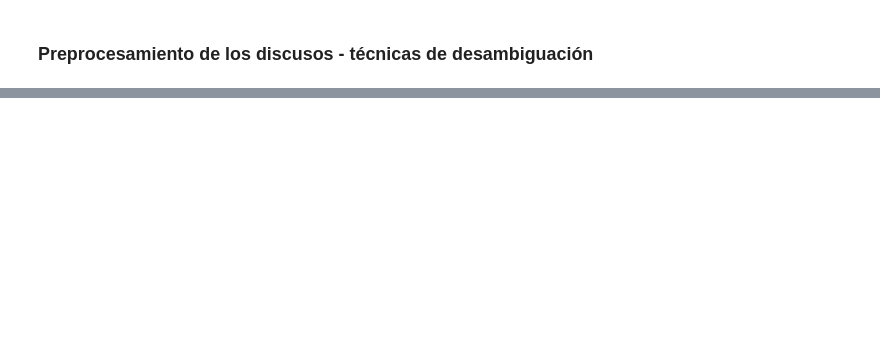
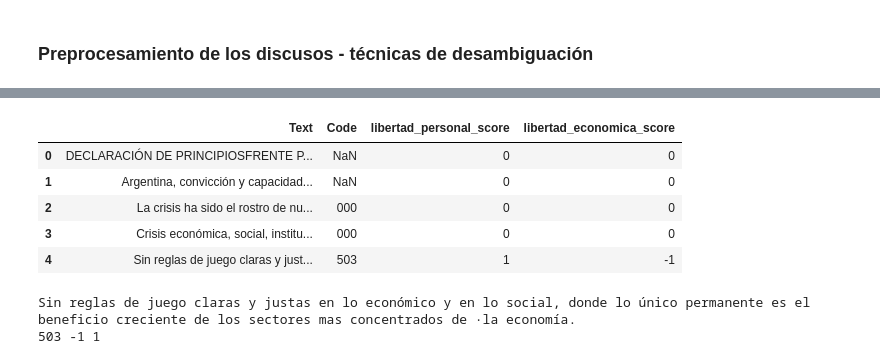
Before and after one commit to gonzaquis29/Political_Analysis_With_Transformers, a Jupyter notebook: data/preprocess/preprocesamiento.ipynb, the cells around one changed output, grey strips where cells are left out. Drawn from its saved outputs; the diff is of its cells as text; code cells hidden in the pictures; blank space fills up the shorter version.

```diff
--- a/data/preprocess/preprocesamiento.ipynb
+++ b/data/preprocess/preprocesamiento.ipynb
@@ -23,0 +47,18 @@ len(df_crude)
+# %%
+df_crude.head()
+# %% [output]
+|  | Text | Code | libertad_personal_score | libertad_economica_score |
+| 0 | DECLARACIÓN DE PRINCIPIOSFRENTE P... | NaN | 0 | 0 |
+| 1 | Argentina, convicción y capacidad... | NaN | 0 | 0 |
+| 2 | La crisis ha sido el rostro de nu... | 000 | 0 | 0 |
+| 3 | Crisis económica, social, institu... | 000 | 0 | 0 |
+| 4 | Sin reglas de juego claras y just... | 503 | 1 | -1 |
+# %%
+indexPrueba = 4
+print(df_crude['Text'][indexPrueba])
+print(df_crude['Code'][indexPrueba],
+df_crude['libertad_economica_score'][indexPrueba],
+df_crude['libertad_personal_score'][indexPrueba])
+# %% [output]
+Sin reglas de juego claras y justas en lo económico y en lo social, donde lo único permanente es el beneficio creciente de los sectores mas concentrados de ·la economía.
+503 -1 1
```
Also changed, not shown: parts of 29 cells of this notebook, 1 other file.
